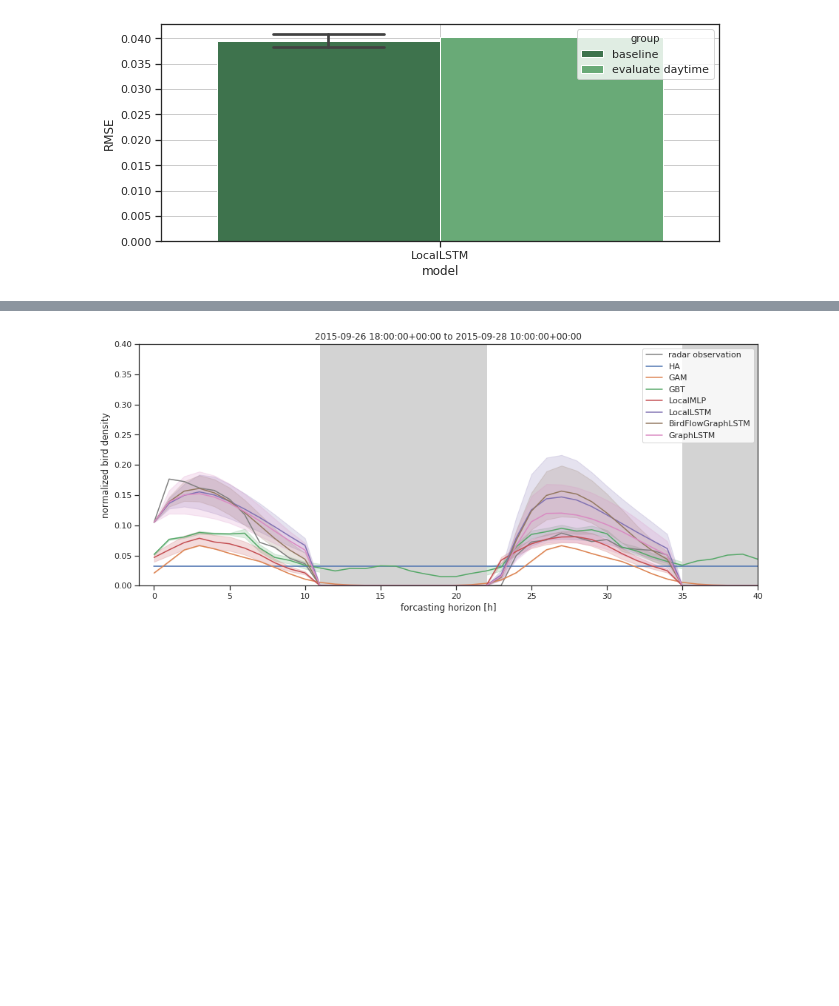
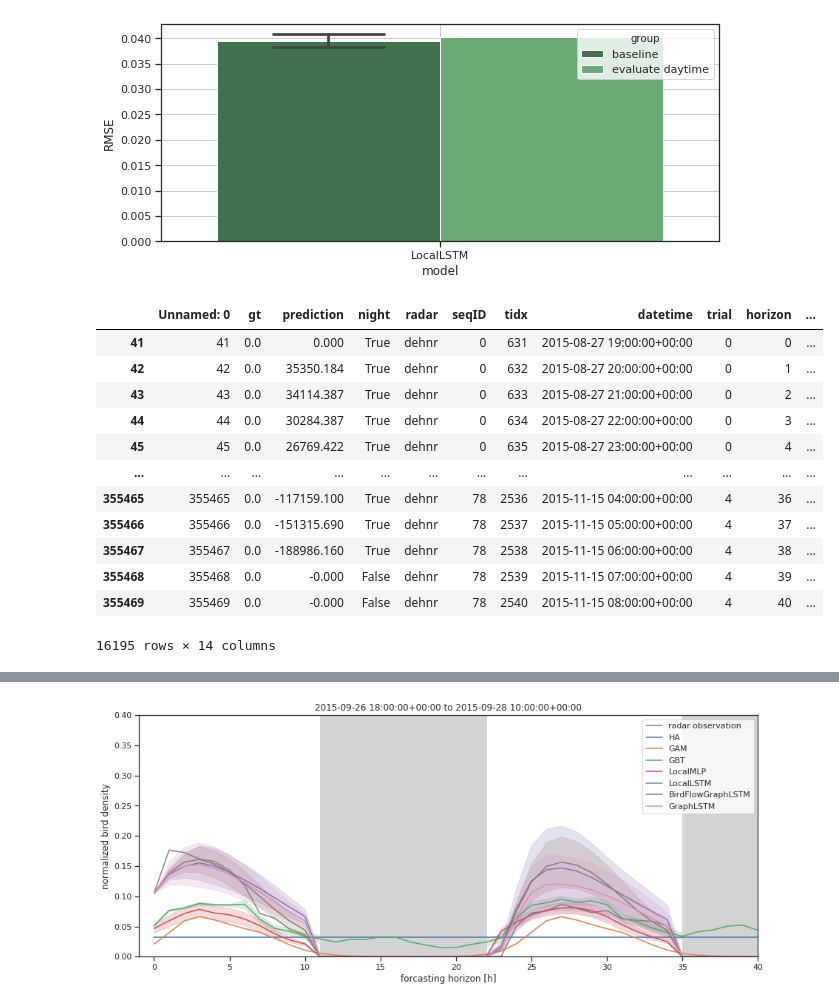
Before and after one commit to FionaLippert/birdMigration, a Jupyter notebook: notebooks/model_performance_radar.ipynb, the cells around one changed output, grey strips where cells are left out. Cells and saved outputs as stored; diff of their text form; code cells hidden in the pictures; blank space fills up the shorter version.

```diff
--- a/notebooks/model_performance_radar.ipynb
+++ b/notebooks/model_performance_radar.ipynb
@@ -293,3 +308,19 @@ fig = utils.plot_average_errors_comparison(['LocalLSTM'],
                                            ['baseline', 'evaluate daytime'])
 # %% [output]
 [figure]
+# %%
+results['GraphLSTM'].query('radar == "dehnr"')
+# %% [output]
+|  | Unnamed: 0 | gt | prediction | night | radar | seqID | tidx | datetime | trial | horizon | ... |
+| 41 | 41 | 0.0 | 0.000 | True | dehnr | 0 | 631 | 2015-08-27 19:00:00+00:00 | 0 | 0 | ... |
+| 42 | 42 | 0.0 | 35350.184 | True | dehnr | 0 | 632 | 2015-08-27 20:00:00+00:00 | 0 | 1 | ... |
+| 43 | 43 | 0.0 | 34114.387 | True | dehnr | 0 | 633 | 2015-08-27 21:00:00+00:00 | 0 | 2 | ... |
+| 44 | 44 | 0.0 | 30284.387 | True | dehnr | 0 | 634 | 2015-08-27 22:00:00+00:00 | 0 | 3 | ... |
+| 45 | 45 | 0.0 | 26769.422 | True | dehnr | 0 | 635 | 2015-08-27 23:00:00+00:00 | 0 | 4 | ... |
+| ... | ... | ... | ... | ... | ... | ... | ... | ... | ... | ... | ... |
+| 355465 | 355465 | 0.0 | -117159.100 | True | dehnr | 78 | 2536 | 2015-11-15 04:00:00+00:00 | 4 | 36 | ... |
+| 355466 | 355466 | 0.0 | -151315.690 | True | dehnr | 78 | 2537 | 2015-11-15 05:00:00+00:00 | 4 | 37 | ... |
+| 355467 | 355467 | 0.0 | -188986.160 | True | dehnr | 78 | 2538 | 2015-11-15 06:00:00+00:00 | 4 | 38 | ... |
+| 355468 | 355468 | 0.0 | -0.000 | False | dehnr | 78 | 2539 | 2015-11-15 07:00:00+00:00 | 4 | 39 | ... |
+| 355469 | 355469 | 0.0 | -0.000 | False | dehnr | 78 | 2540 | 2015-11-15 08:00:00+00:00 | 4 | 40 | ... |
+16195 rows × 14 columns
```
Also changed, not shown: parts of 9 cells of this notebook, 2 other files.
